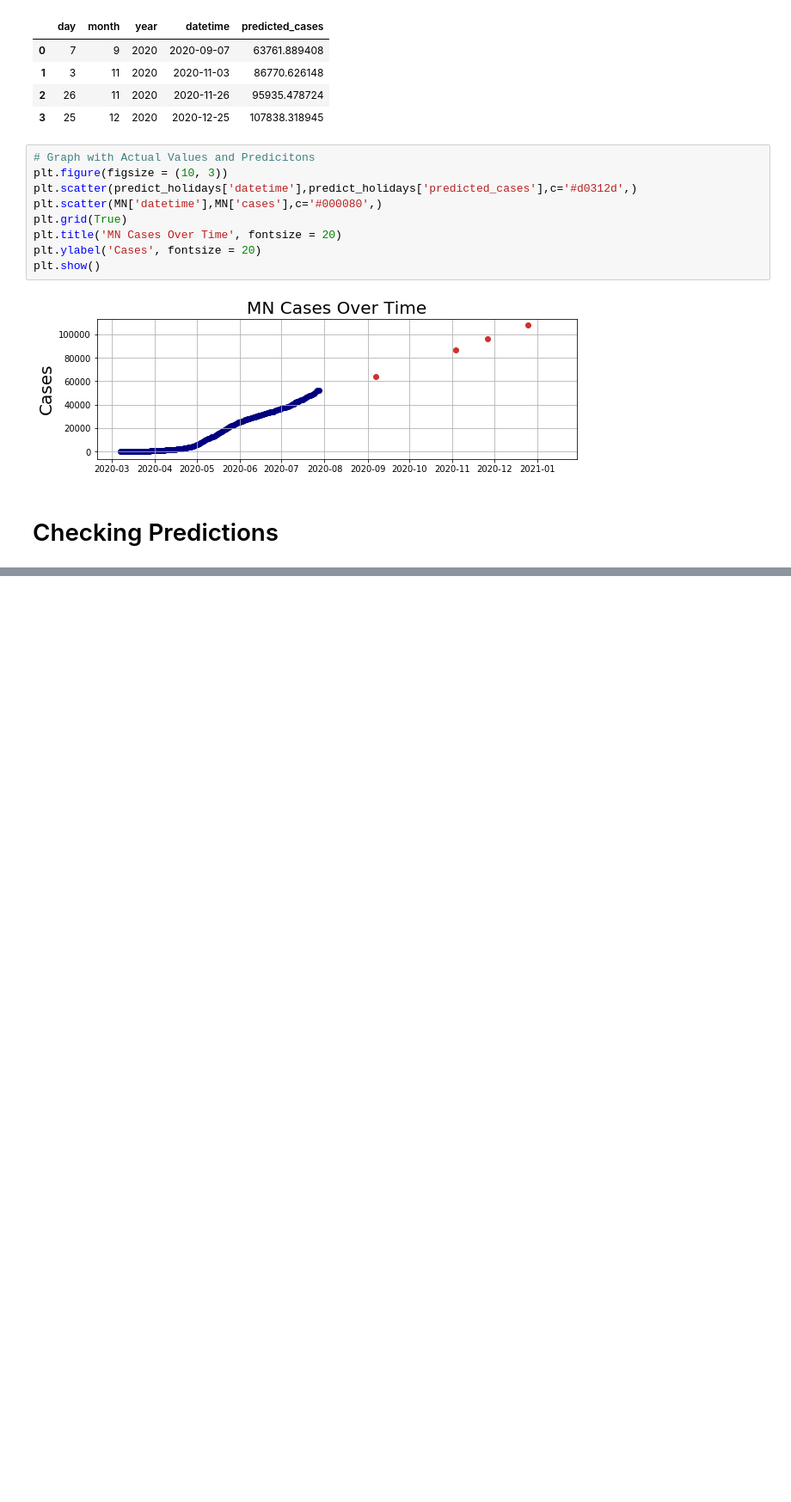
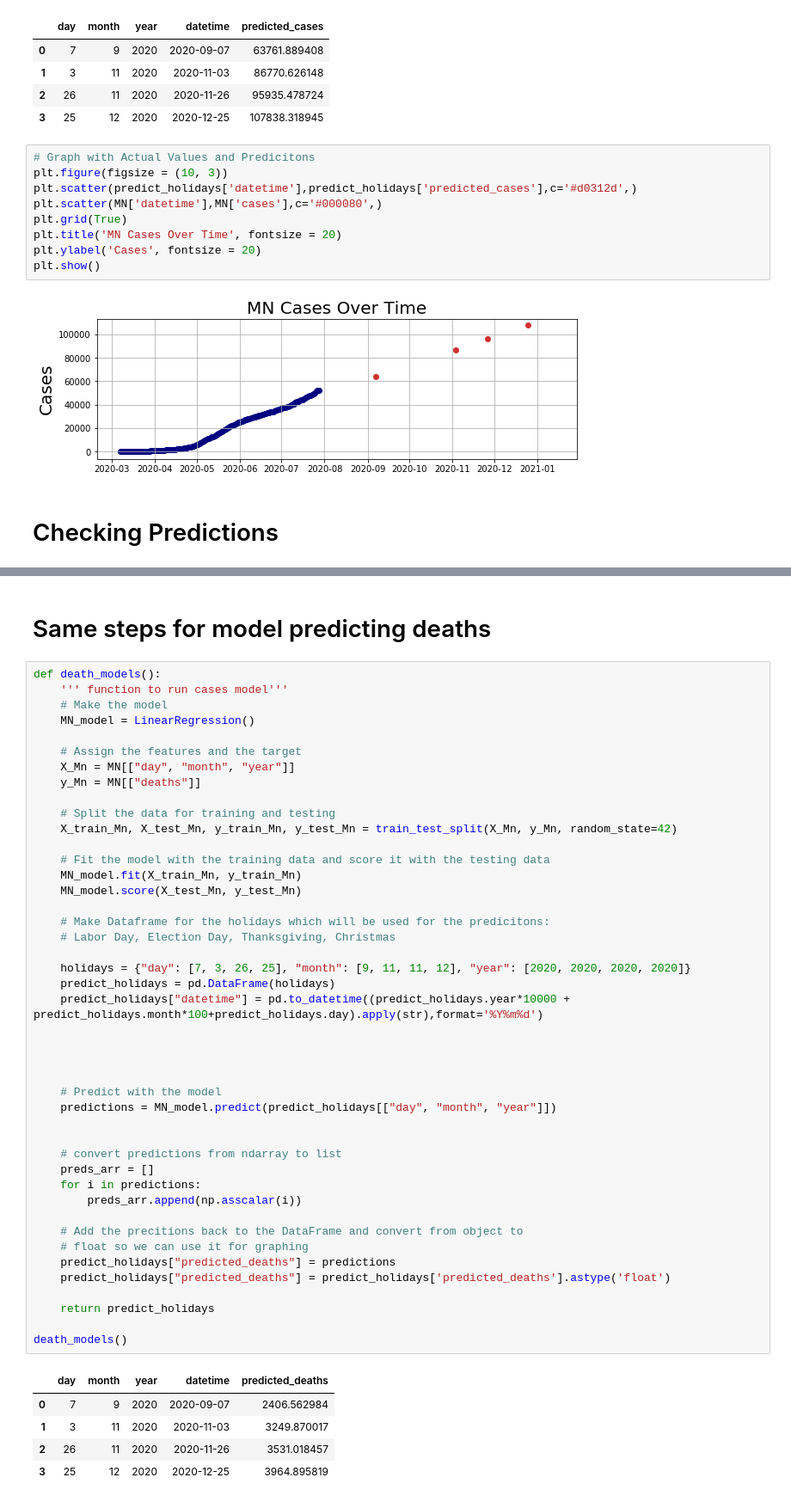
Before and after one commit to searanch/Covid-19-Hackathon, a Jupyter notebook: Original_Model.ipynb, the cells around one changed output, grey strips where cells are left out. Shown at 86% size. Drawn from its saved outputs; the diff is of its cells as text; blank space fills up the shorter version.

```diff
--- a/Original_Model.ipynb
+++ b/Original_Model.ipynb
@@ -257,0 +226,52 @@ MN.head()
+# %% [markdown]
+# Same steps for model predicting deaths
+# %%
+def death_models():
+    ''' function to run cases model'''
+    # Make the model
+    MN_model = LinearRegression()
+
+    # Assign the features and the target
+    X_Mn = MN[["day", "month", "year"]]
+    y_Mn = MN[["deaths"]]
+
+    # Split the data for training and testing
+    X_train_Mn, X_test_Mn, y_train_Mn, y_test_Mn = train_test_split(X_Mn, y_Mn, random_state=42)
+
+    # Fit the model with the training data and score it with the testing data
+    MN_model.fit(X_train_Mn, y_train_Mn)
+    MN_model.score(X_test_Mn, y_test_Mn)
+
+    # Make Dataframe for the holidays which will be used for the predicitons:
+    # Labor Day, Election Day, Thanksgiving, Christmas
+
+    holidays = {"day": [7, 3, 26, 25], "month": [9, 11, 11, 12], "year": [2020, 2020, 2020, 2020]}
+    predict_holidays = pd.DataFrame(holidays)
+    predict_holidays["datetime"] = pd.to_datetime((predict_holidays.year*10000 + predict_holidays.month*100+predict_holidays.day).apply(str),format='%Y%m%d')
+
+
+
+
+    # Predict with the model
+    predictions = MN_model.predict(predict_holidays[["day", "month", "year"]])
+
+
+    # convert predictions from ndarray to list
+    preds_arr = []
+    for i in predictions:
+        preds_arr.append(np.asscalar(i))
+
+    # Add the precitions back to the DataFrame and convert from object to
+    # float so we can use it for graphing
+    predict_holidays["predicted_deaths"] = predictions
+    predict_holidays["predicted_deaths"] = predict_holidays['predicted_deaths'].astype('float')
+
+    return predict_holidays
+
+death_models()
+# %% [output]
+|  | day | month | year | datetime | predicted_deaths |
+| 0 | 7 | 9 | 2020 | 2020-09-07 | 2406.562984 |
+| 1 | 3 | 11 | 2020 | 2020-11-03 | 3249.870017 |
+| 2 | 26 | 11 | 2020 | 2020-11-26 | 3531.018457 |
+| 3 | 25 | 12 | 2020 | 2020-12-25 | 3964.895819 |
```
Also changed, not shown: parts of 13 cells of this notebook, 2 other files.
